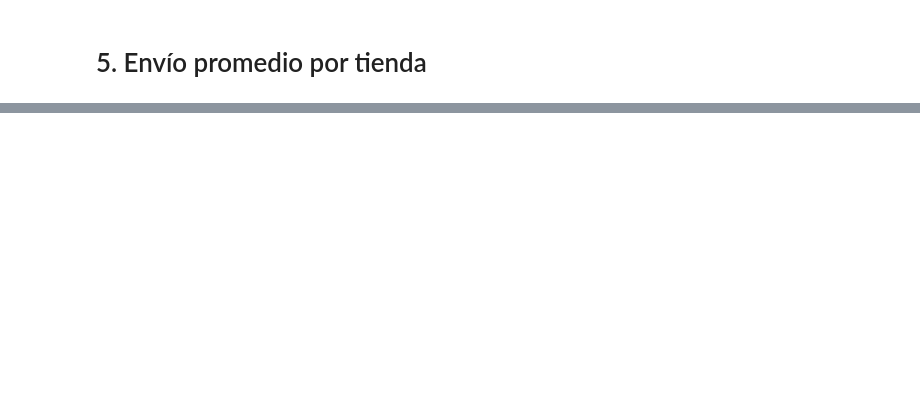
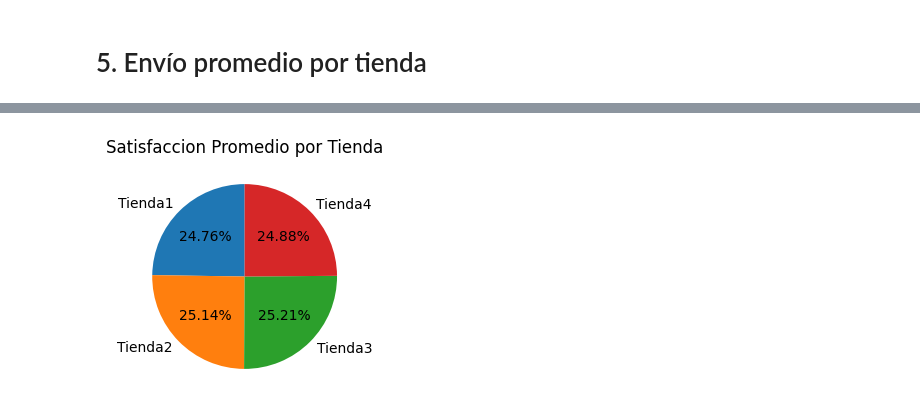
Before and after one commit to Yaaxek/Alura_Store, a Jupyter notebook: AluraStoreLatam.ipynb, the cells around one changed output, grey strips where cells are left out. Drawn from its saved outputs; the diff is of its cells as text; code cells hidden in the pictures; blank space fills up the shorter version.

```diff
--- a/AluraStoreLatam.ipynb
+++ b/AluraStoreLatam.ipynb
@@ -179,3 +186,9 @@ populares.head()
 | Tienda2 | 442 | 422 | 313 | 305 | 275 | ... |
 | Tienda3 | 499 | 451 | 315 | 278 | 277 | ... |
 | Tienda4 | 480 | 451 | 338 | 254 | 277 | ... |
+# %%
+top = {}
+for tienda in populares.index:
+    top[tienda] = populares.loc[tienda].nlargest(3)
+df_top = pd.DataFrame(top)
+display(df_top)
@@ -276,0 +478,8 @@ producto_max
+# %%
+plt.figure(figsize=(3, 3))
+plt.pie(calificacion['Calificacion promedio'], labels=calificacion.index, autopct='%1.2f%%', startangle=90)
+plt.title('Satisfaccion Promedio por Tienda')
+plt.ylabel('')
+plt.show()
+# %% [output]
+[figure, added]
```
Also changed, not shown: parts of 30 cells of this notebook.
